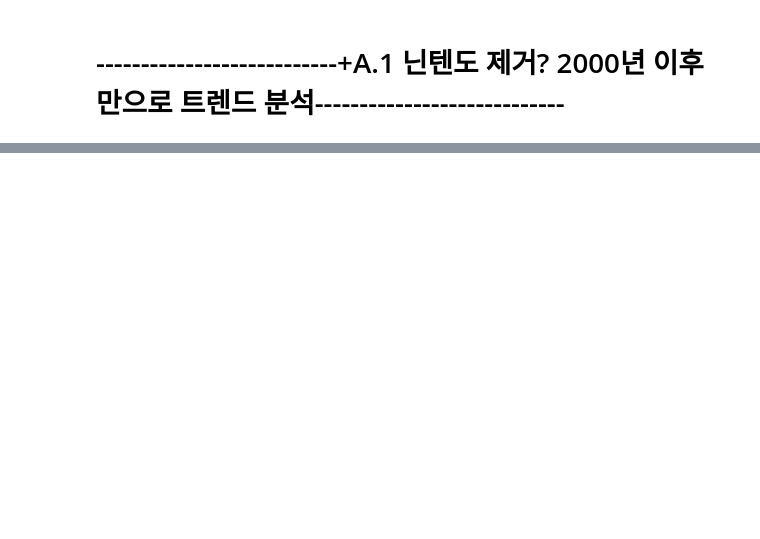
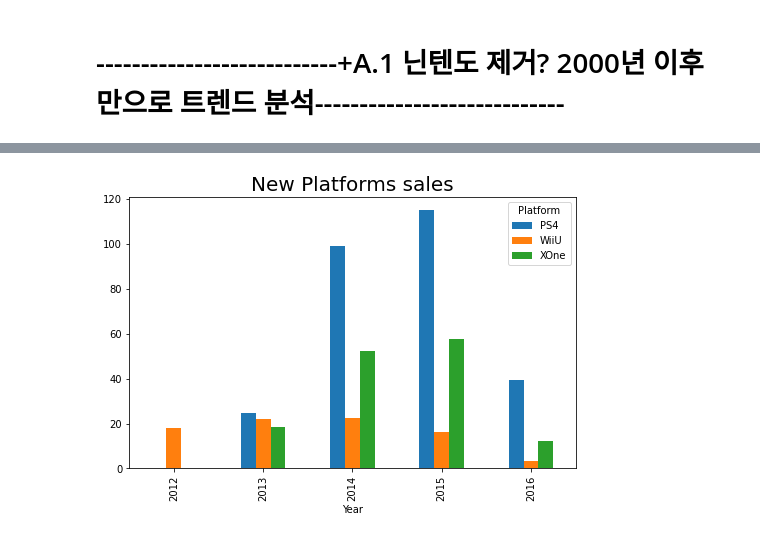
Before and after one commit to jennifer060697/AI15_Project, a Jupyter notebook: project 1 _ games.ipynb, the cells around one changed output, grey strips where cells are left out. Drawn from its saved outputs; the diff is of its cells as text; code cells hidden in the pictures; blank space fills up the shorter version.

```diff
--- a/project 1 _ games.ipynb
+++ b/project 1 _ games.ipynb
@@ -1174,0 +1186,2 @@ df_no_nintendo.head(30)
+# %%
+new_hit = hit.query("(Platform == 'PS4') or (Platform == 'WiiU') or (Platform == 'XOne')").sort_values('sum_Sales')
@@ -1174,0 +1196,8 @@ df_no_nintendo.head(30)
+# %%
+byyear = pd.pivot_table(new_hit, index = 'Year', columns='Platform', values = 'sum_Sales', aggfunc = np.sum).fillna(0)
+# %%
+byyear.plot.bar(figsize = (8,5))
+plt.title('New Platforms sales', fontsize=20)
+plt.show()
+# %% [output]
+[figure, added]
```
Also changed, not shown: parts of 17 cells of this notebook.
